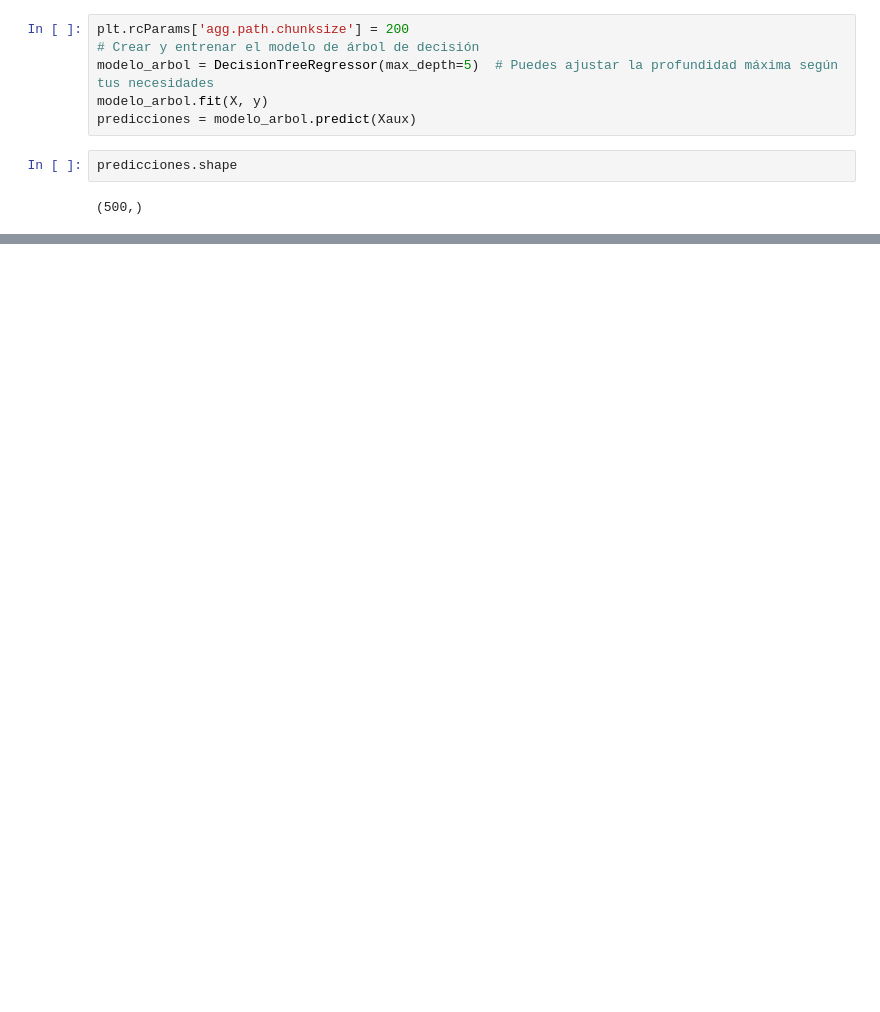
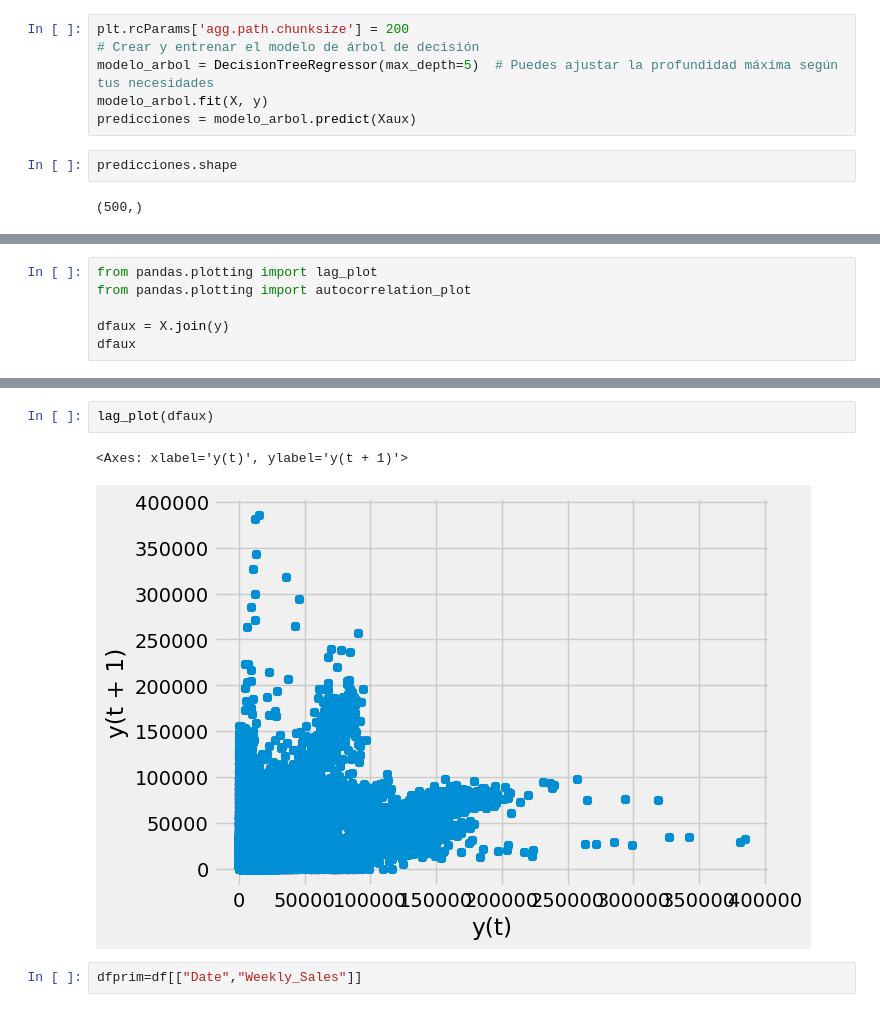
Before and after one commit to DiegoCollado27/walmart, a Jupyter notebook: main.ipynb, the cells around one changed output, grey strips where cells are left out. Drawn from its saved outputs; the diff is of its cells as text; blank space fills up the shorter version.

```diff
--- a/main.ipynb
+++ b/main.ipynb
@@ -233,0 +233,6 @@ plt.show()
+# %%
+from pandas.plotting import lag_plot
+from pandas.plotting import autocorrelation_plot
+
+dfaux = X.join(y)
+dfaux
@@ -233,0 +253,7 @@ plt.show()
+# %%
+lag_plot(dfaux)
+# %% [output]
+<Axes: xlabel='y(t)', ylabel='y(t + 1)'>
+[figure, added]
+# %%
+dfprim=df[["Date","Weekly_Sales"]]
```
Also changed, not shown: parts of 30 cells of this notebook.
